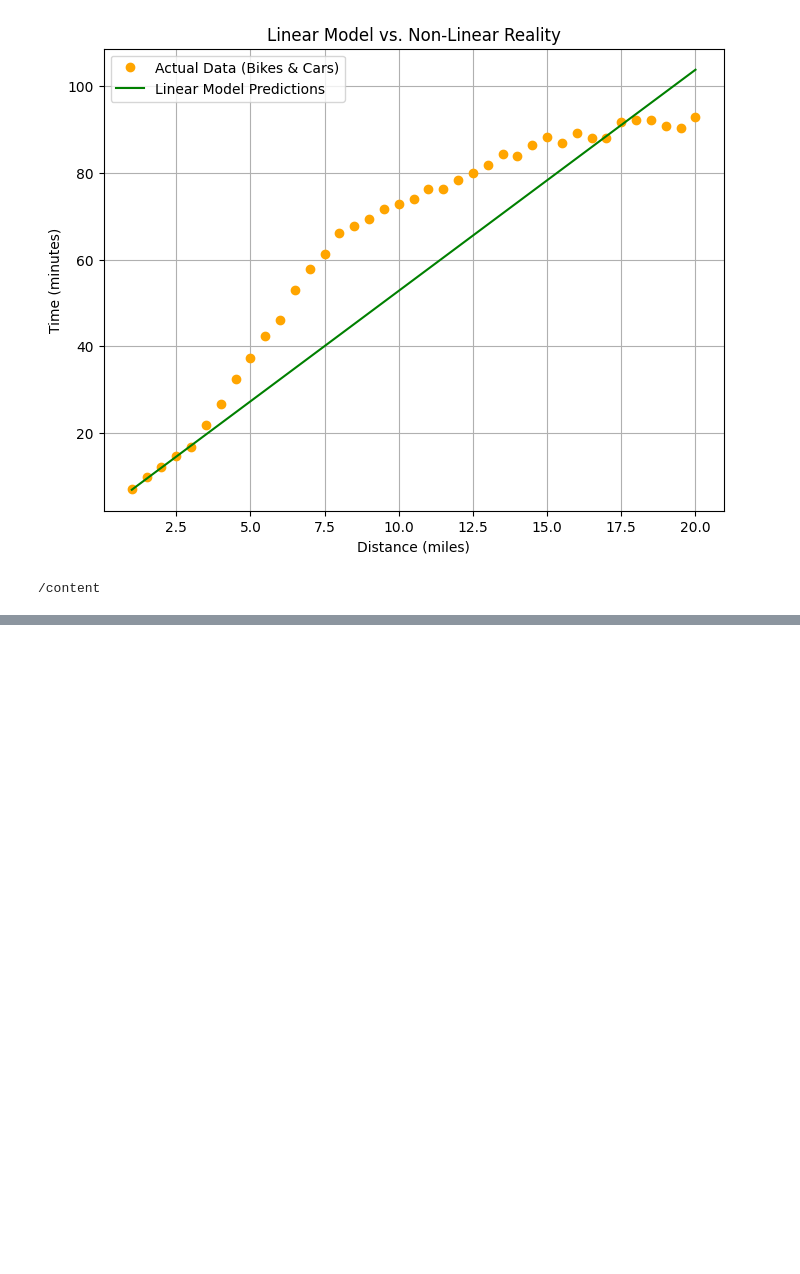
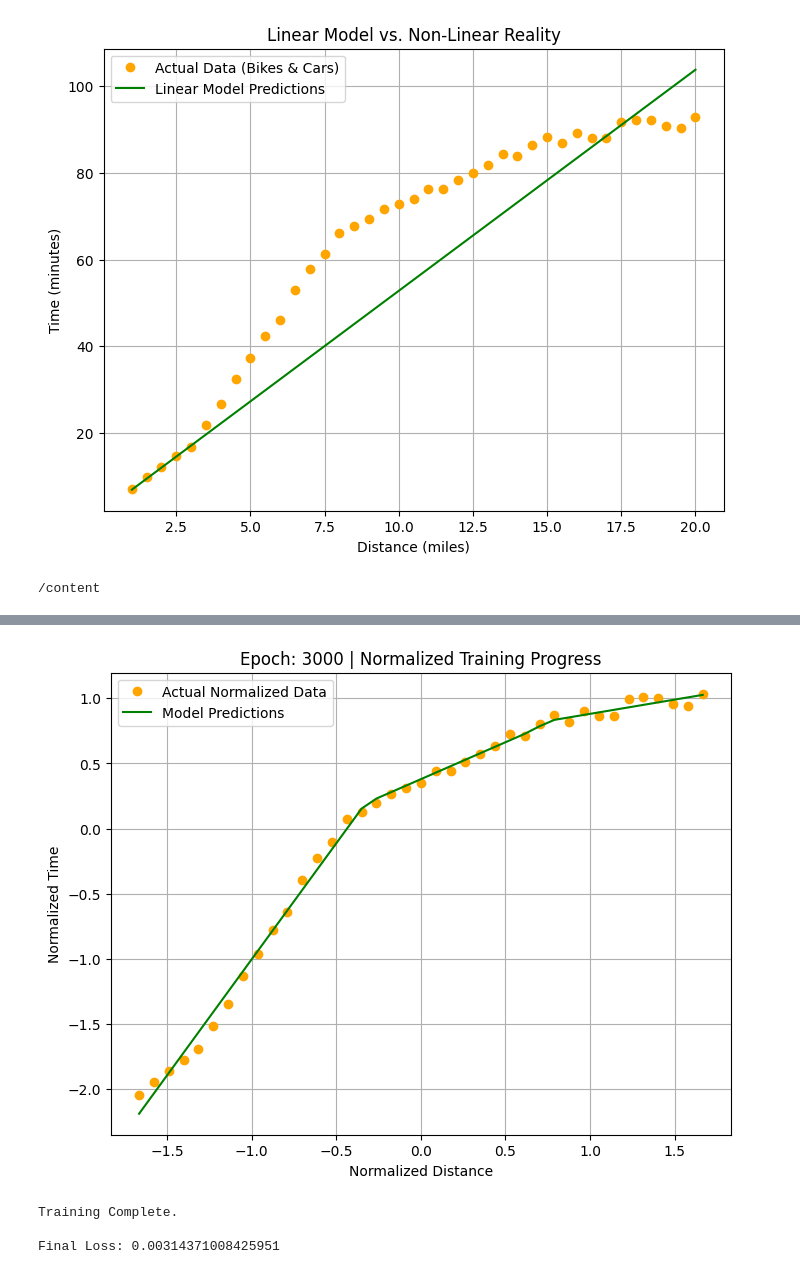
Before and after one commit to maithoa/pytorchfordeeplearning, a Jupyter notebook: C1_M1_Lab.ipynb, the cells around one changed output, grey strips where cells are left out. Drawn from its saved outputs; the diff is of its cells as text; code cells hidden in the pictures; blank space fills up the shorter version.

Commit message:
Update to use 1 more hidden layer and add ReLU activation function for better prediction outcome

```diff
--- a/C1_M1_Lab.ipynb
+++ b/C1_M1_Lab.ipynb
@@ -257,0 +298,10 @@ This command creates a new, empty Git repository in the current directory, which
+# %%
+# This line ensures that the results are reproducible and consistent every time.
+torch.manual_seed(27)
+
+# Non-linear model initiate
+model_nl = nn.Sequential(
+    nn.Linear(1,3),
+    nn.ReLU(),
+    nn.Linear(3,1)
+)
@@ -257,0 +312,4 @@ This command creates a new, empty Git repository in the current directory, which
+# %%
+# Define the loss function and optimizer
+loss_function_nl = nn.MSELoss()
+optimizer_nl = optim.SGD(model_nl.parameters(), lr=0.01)
@@ -257,0 +320,34 @@ This command creates a new, empty Git repository in the current directory, which
+# %%
+# Training loop
+for epoch in range (3000):
+  # Reset the opmizizer's gradients
+  optimizer_nl.zero_grad()
+
+  # Make predictions (forward pass)
+  outputs = model_nl(distances_norm)
+
+  # Calculate the loss
+  loss = loss_function_nl(outputs, times_norm)
+
+  # Calculate the adjustments (backward pass)
+  loss.backward()
+
+  # Update the model's parameters
+  optimizer_nl.step()
+
+  # Create a live plot every 50 epochs
+  if (epoch + 1) % 50 == 0:
+    helper_utils.plot_training_progress(
+        epoch= epoch,
+        loss = loss,
+        model = model_nl,
+        distances_norm = distances_norm,
+        times_norm = times_norm
+    )
+print("\nTraining Complete.")
+print(f"\nFinal Loss: {loss.item()}")
+# %% [output]
+[figure, added]
+Training Complete.
+
+Final Loss: 0.00314371008425951
```
Also changed, not shown: parts of 17 cells of this notebook, 1 other file.
